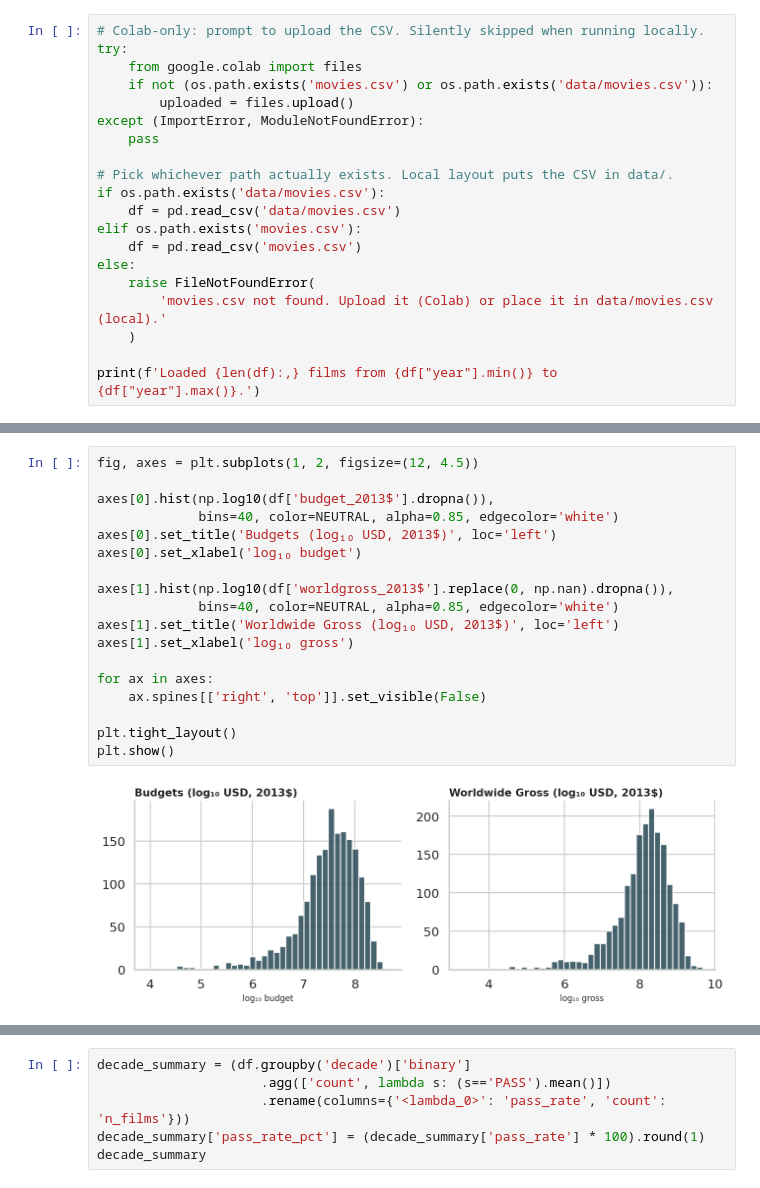
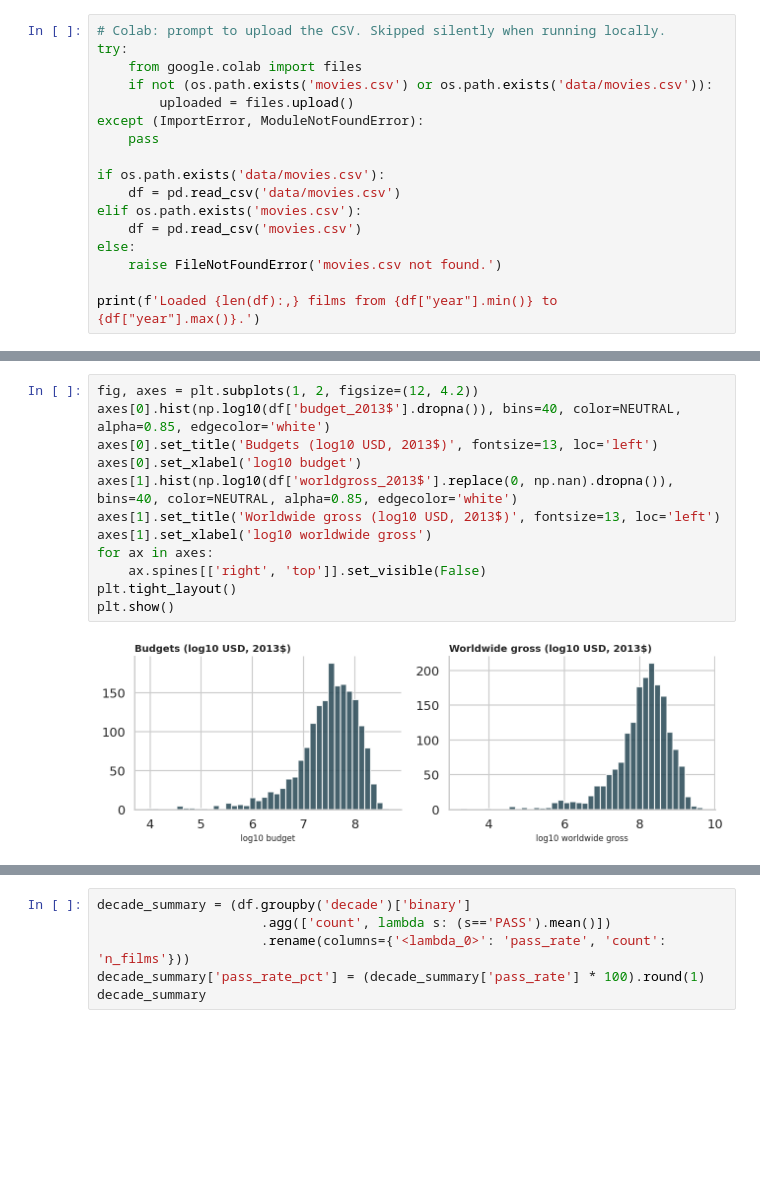
Before and after one commit to ZhangminLiu-psu/ds220-final-project-2, a Jupyter notebook: analysis.ipynb, the cells around one changed output, grey strips where cells are left out. Drawn from its saved outputs; the diff is of its cells as text; blank space fills up the shorter version.

```diff
--- a/analysis.ipynb
+++ b/analysis.ipynb
@@ -108,5 +72,5 @@ The next cell handles loading whether you're running this in Colab (where the CS
 # %%
-# Colab-only: prompt to upload the CSV. Silently skipped when running locally.
+# Colab: prompt to upload the CSV. Skipped silently when running locally.
 try:
     from google.colab import files
     if not (os.path.exists('movies.csv') or os.path.exists('data/movies.csv')):
@@ -114,15 +78,12 @@ try:
 except (ImportError, ModuleNotFoundError):
     pass
 
-# Pick whichever path actually exists. Local layout puts the CSV in data/.
 if os.path.exists('data/movies.csv'):
     df = pd.read_csv('data/movies.csv')
 elif os.path.exists('movies.csv'):
     df = pd.read_csv('movies.csv')
 else:
-    raise FileNotFoundError(
-        'movies.csv not found. Upload it (Colab) or place it in data/movies.csv (local).'
-    )
+    raise FileNotFoundError('movies.csv not found.')
 
 print(f'Loaded {len(df):,} films from {df["year"].min()} to {df["year"].max()}.')
 # %% [output]
@@ -290,20 +196,14 @@ I am using a logarithmic transformation here because financial variables such as
 # %%
-fig, axes = plt.subplots(1, 2, figsize=(12, 4.5))
-
-axes[0].hist(np.log10(df['budget_2013$'].dropna()),
-             bins=40, color=NEUTRAL, alpha=0.85, edgecolor='white')
-axes[0].set_title('Budgets (log₁₀ USD, 2013$)', loc='left')
-axes[0].set_xlabel('log₁₀ budget')
-
-axes[1].hist(np.log10(df['worldgross_2013$'].replace(0, np.nan).dropna()),
-             bins=40, color=NEUTRAL, alpha=0.85, edgecolor='white')
-axes[1].set_title('Worldwide Gross (log₁₀ USD, 2013$)', loc='left')
-axes[1].set_xlabel('log₁₀ gross')
-
+fig, axes = plt.subplots(1, 2, figsize=(12, 4.2))
+axes[0].hist(np.log10(df['budget_2013$'].dropna()), bins=40, color=NEUTRAL, alpha=0.85, edgecolor='white')
+axes[0].set_title('Budgets (log10 USD, 2013$)', fontsize=13, loc='left')
+axes[0].set_xlabel('log10 budget')
+axes[1].hist(np.log10(df['worldgross_2013$'].replace(0, np.nan).dropna()), bins=40, color=NEUTRAL, alpha=0.85, edgecolor='white')
+axes[1].set_title('Worldwide gross (log10 USD, 2013$)', fontsize=13, loc='left')
+axes[1].set_xlabel('log10 worldwide gross')
 for ax in axes:
     ax.spines[['right', 'top']].set_visible(False)
-
 plt.tight_layout()
 plt.show()
 # %% [output]
-[figure, old version]
+[figure, new version]
```
Also changed, not shown: parts of 84 cells of this notebook, 1 other file.
